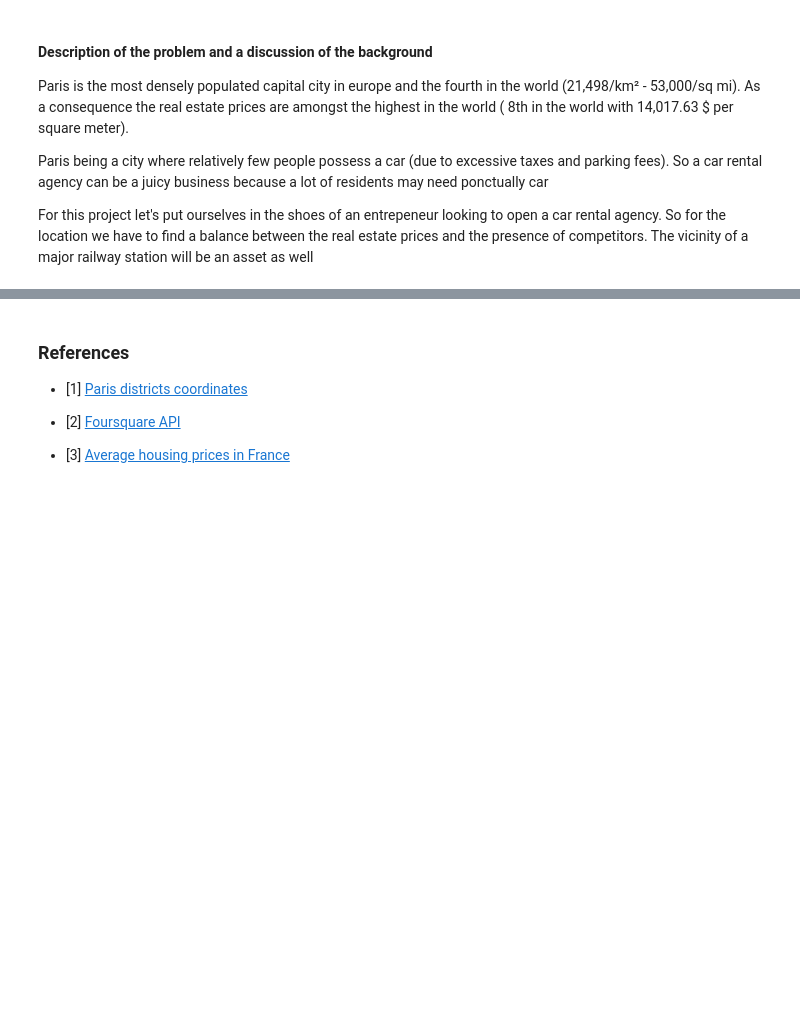
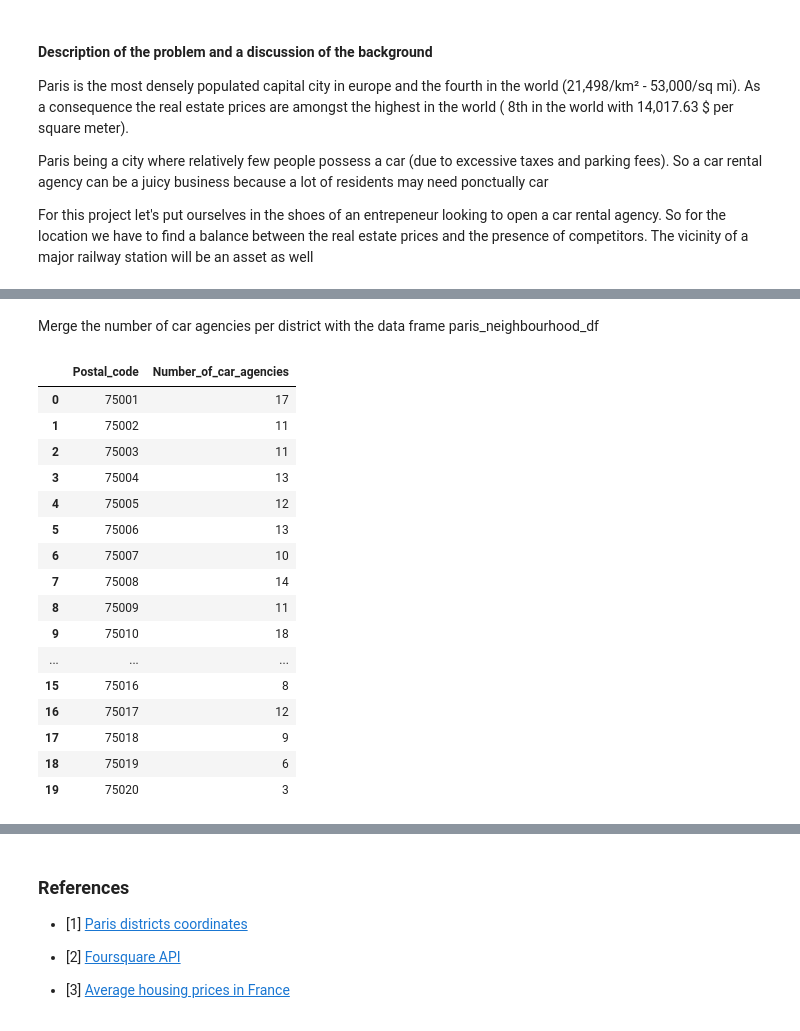
Before and after one commit to RedouanSabir/Coursera_Capstone, a Jupyter notebook: Capstone_Project_The_Battle_of_Neighborhoods_Week1.ipynb, the cells around one changed output, grey strips where cells are left out. Drawn from its saved outputs; the diff is of its cells as text; code cells hidden in the pictures; blank space fills up the shorter version.

Commit message:
Saving intermediary version

```diff
--- a/Capstone_Project_The_Battle_of_Neighborhoods_Week1.ipynb
+++ b/Capstone_Project_The_Battle_of_Neighborhoods_Week1.ipynb
@@ -23,0 +99,8 @@ To solve this problem we will use the following data :
+# %%
+address = 'Paris, Île-de-France, France'
+
+geolocator = Nominatim(user_agent="to_explorer")
+location = geolocator.geocode(address)
+latitude = location.latitude
+longitude = location.longitude
+print('The geograpical coordinates of Paris are {}, {}.'.format(latitude, longitude))
@@ -23,0 +136,8 @@ To solve this problem we will use the following data :
+# %%
+CLIENT_ID = 'FI0NVYWODT3CVTGQXA3CAU5EYXQ4OTAEUBECRSIL44SAOQVU' # your Foursquare ID
+CLIENT_SECRET = 'KOYST14NLBRHIX2GNX4EK2RNSOLNYX0QFECBQ2OBZDEFWSNE' # your Foursquare Secret
+VERSION = '20180605' # Foursquare API version
+
+print('Your credentails:')
+print('CLIENT_ID: ' + CLIENT_ID)
+print('CLIENT_SECRET:' + CLIENT_SECRET)
@@ -23,0 +187,5 @@ To solve this problem we will use the following data :
+# %%
+paris_car_rental = getNearbyVenues(PostalCode=paris_neighbourhood_df['PostalCode'],
+                                   names=paris_neighbourhood_df['Neighbourhood_Name'],
+                                   latitudes=paris_neighbourhood_df['Latitude'],
+                                   longitudes=paris_neighbourhood_df['Longitude'])
@@ -23,0 +215,13 @@ To solve this problem we will use the following data :
+# %%
+#The "autolib' station" are not car rent agencies but self service cars
+#So Let's remove them
+paris_car_rental=paris_car_rental[paris_car_rental['Venue'] != "Autolib’ Station" ]
+paris_car_rental=paris_car_rental[paris_car_rental['Venue'] != "Autolib' Station"]
+
+print(paris_car_rental.shape)
+
+# let's count the numbre of car agencies per district
+car_rental_agencies=paris_car_rental.groupby(['Postal_code'])['Venue'].count().to_frame()
+car_rental_agencies.columns=['Number_of_car_agencies']
+car_rental_agencies=car_rental_agencies
+car_rental_agencies
@@ -23,0 +248,25 @@ To solve this problem we will use the following data :
+# %% [markdown]
+Merge the number of car agencies per district with the data frame paris_neighbourhood_df
+# %%
+paris_neighbourhood_df.sort_values(by=['PostalCode'],inplace=True)
+paris_neighbourhood_df.reset_index(inplace=True)
+paris_neighbourhood_df['Car_rental_agencies']=car_rental_agencies['Number_of_car_agencies']
+paris_neighbourhood_df
+# %% [output]
+|  | Postal_code | Number_of_car_agencies |
+| 0 | 75001 | 17 |
+| 1 | 75002 | 11 |
+| 2 | 75003 | 11 |
+| 3 | 75004 | 13 |
+| 4 | 75005 | 12 |
+| 5 | 75006 | 13 |
+| 6 | 75007 | 10 |
+| 7 | 75008 | 14 |
+| 8 | 75009 | 11 |
+| 9 | 75010 | 18 |
+| ... | ... | ... |
+| 15 | 75016 | 8 |
+| 16 | 75017 | 12 |
+| 17 | 75018 | 9 |
+| 18 | 75019 | 6 |
+| 19 | 75020 | 3 |
```
Also changed, not shown: parts of 29 cells of this notebook.
